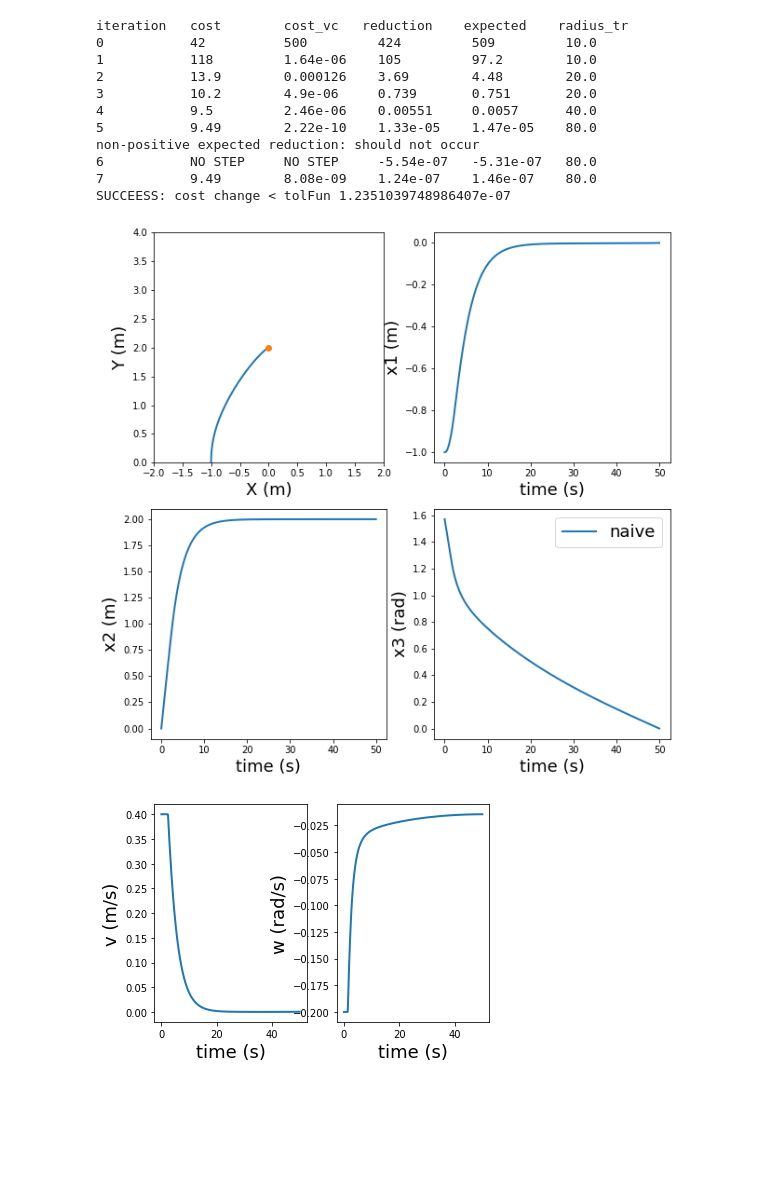
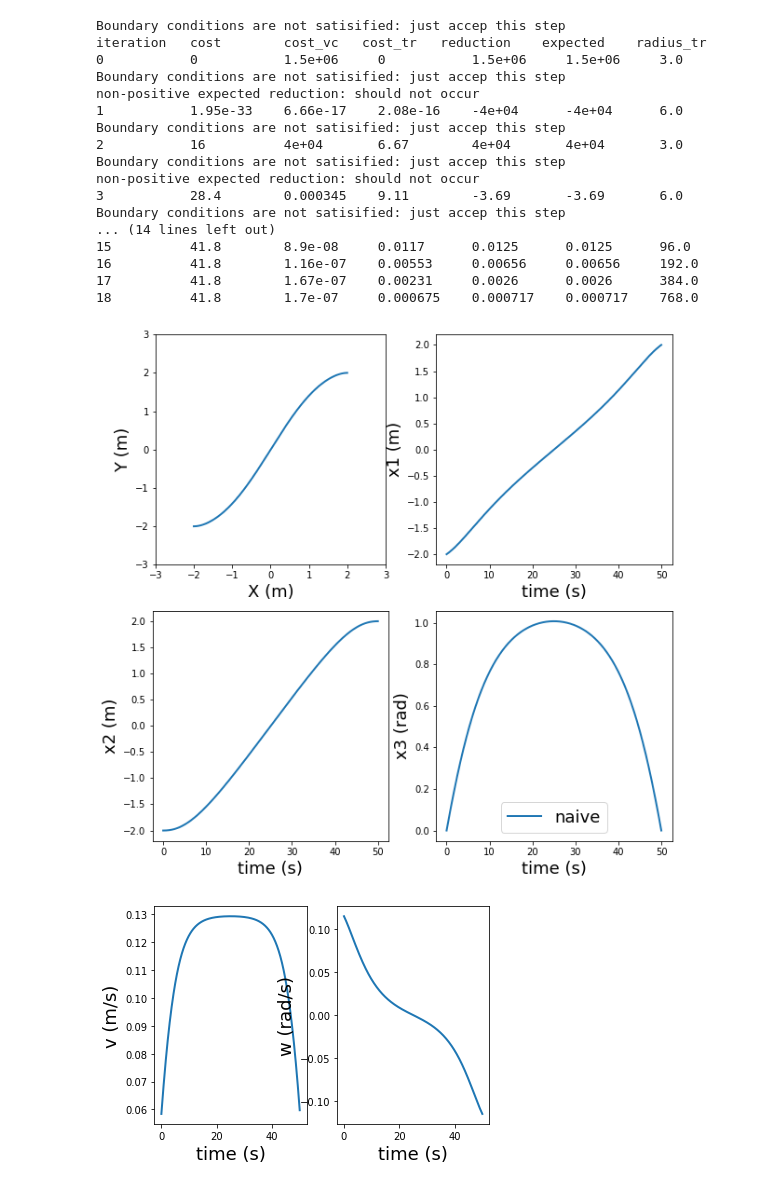
Before and after one commit to taewankim1/sequential_convex_programming, a Jupyter notebook: notebooks/test2.ipynb, the cells around one changed output. Drawn from its saved outputs; the diff is of its cells as text; code cells hidden in the pictures; blank space fills up the shorter version.

Commit message:
put trust region in cost and update for final boundary condition

```diff
--- a/notebooks/test2.ipynb
+++ b/notebooks/test2.ipynb
@@ -34,13 +28,17 @@ max_iter = 100
 # %%
 xi = np.zeros(3)
-xi[0] = -1.0
-xi[1] = 0.0
-xi[2] = np.pi/2
+xi[0] = -2.0
+xi[1] = -2.0
+xi[2] = 0
 
 xf = np.zeros(3)
-xf[0] = 0.0
+xf[0] = 2.0
 xf[1] = 2.0
 xf[2] = 0.0
+
+myModel = model.unicycle('Hello',ix,iu,delT)
+myCost = cost.unicycle('Hello',np.zeros(3),N)
+myConst = constraints.UnicycleConstraints('Hello',ix,iu,ih)
 
 x0 = np.zeros((N+1,ix))
 for i in range(N+1) :
@@ -53,55 +49,61 @@ from Scvx import Scvx
 i1 = Scvx('unicycle',N,max_iter,myModel,myCost,myConst)
 x, u = i1.update(x0,u0)
 # %% [output]
-iteration   cost        cost_vc   reduction    expected    radius_tr
-0           42          500         424         509         10.0
-1           118         1.64e-06    105         97.2        10.0
-2           13.9        0.000126    3.69        4.48        20.0
-3           10.2        4.9e-06     0.739       0.751       20.0
-4           9.5         2.46e-06    0.00551     0.0057      40.0
-5           9.49        2.22e-10    1.33e-05    1.47e-05    80.0
+Boundary conditions are not satisified: just accep this step
+iteration   cost        cost_vc   cost_tr   reduction    expected    radius_tr
+0           0           1.5e+06     0           1.5e+06     1.5e+06     3.0
+Boundary conditions are not satisified: just accep this step
 non-positive expected reduction: should not occur
-6           NO STEP     NO STEP     -5.54e-07   -5.31e-07   80.0
-7           9.49        8.08e-09    1.24e-07    1.46e-07    80.0
-SUCCEESS: cost change < tolFun 1.2351039748986407e-07
+1           1.95e-33    6.66e-17    2.08e-16    -4e+04      -4e+04      6.0
+Boundary conditions are not satisified: just accep this step
+2           16          4e+04       6.67        4e+04       4e+04       3.0
+Boundary conditions are not satisified: just accep this step
+non-positive expected reduction: should not occur
+3           28.4        0.000345    9.11        -3.69       -3.69       6.0
+Boundary conditions are not satisified: just accep this step
+... (14 lines left out)
+15          41.8        8.9e-08     0.0117      0.0125      0.0125      96.0
+16          41.8        1.16e-07    0.00553     0.00656     0.00656     192.0
+17          41.8        1.67e-07    0.00231     0.0026      0.0026      384.0
+18          41.8        1.7e-07     0.000675    0.000717    0.000717    768.0
 # %%
 plt.figure(figsize=(10,10))
 fS = 18
 plt.subplot(221)
 plt.plot(x[:,0], x[:,1], linewidth=2.0)
-plt.plot(x_t[0],x_t[1],"o",label='goal')
+# plt.plot(x_t[0],x_t[1],"o",label='goal')
 plt.gca().set_aspect('equal', adjustable='box')
-plt.axis([-2, 2, 0, 4.0])
+plt.axis([-3, 3, -3, 3])
 plt.xlabel('X (m)', fontsize = fS)
 plt.ylabel('Y (m)', fontsize = fS)
 plt.subplot(222)
 plt.plot(np.array(range(N+1))*0.1, x[:,0], linewidth=2.0,label='naive')
 plt.xlabel('time (s)', fontsize = fS)
 plt.ylabel('x1 (m)', fontsize = fS)
 plt.subplot(223)
 plt.plot(np.array(range(N+1))*0.1, x[:,1], linewidth=2.0,label='naive')
 plt.xlabel('time (s)', fontsize = fS)
 plt.ylabel('x2 (m)', fontsize = fS)
 plt.subplot(224)
 plt.plot(np.array(range(N+1))*0.1, x[:,2], linewidth=2.0,label='naive')
 plt.xlabel('time (s)', fontsize = fS)
 plt.ylabel('x3 (rad)', fontsize = fS)
 plt.legend(fontsize=fS)
 plt.show()
 
 plt.figure()
 plt.subplot(121)
 plt.plot(np.array(range(N))*0.1, u[:,0], linewidth=2.0)
 plt.xlabel('time (s)', fontsize = fS)
 plt.ylabel('v (m/s)', fontsize = fS)
 plt.subplot(122)
 plt.plot(np.array(range(N))*0.1, u[:,1], linewidth=2.0)
 plt.xlabel('time (s)', fontsize = fS)
 plt.ylabel('w (rad/s)', fontsize = fS)
 plt.show()
 # %% [output]
-[figure, old version]
+[figure, new version]
-[figure, old version]
+[figure, new version]
 # %%
 a = np.vstack((np.ones((10,2)),np.zeros(2)))
 print_np(a)
```
Also changed, not shown: parts of 5 cells of this notebook, 3 other files.
